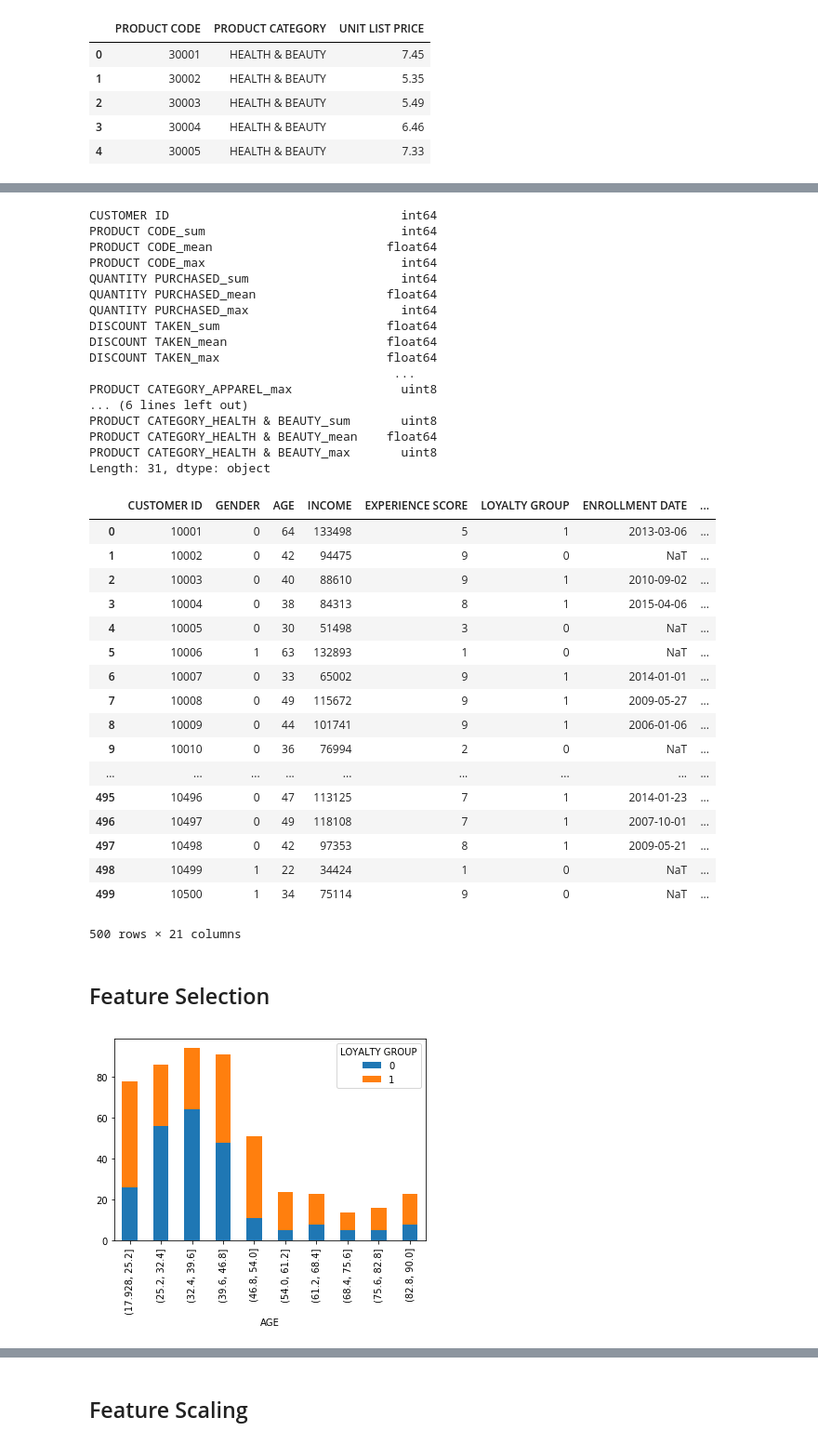
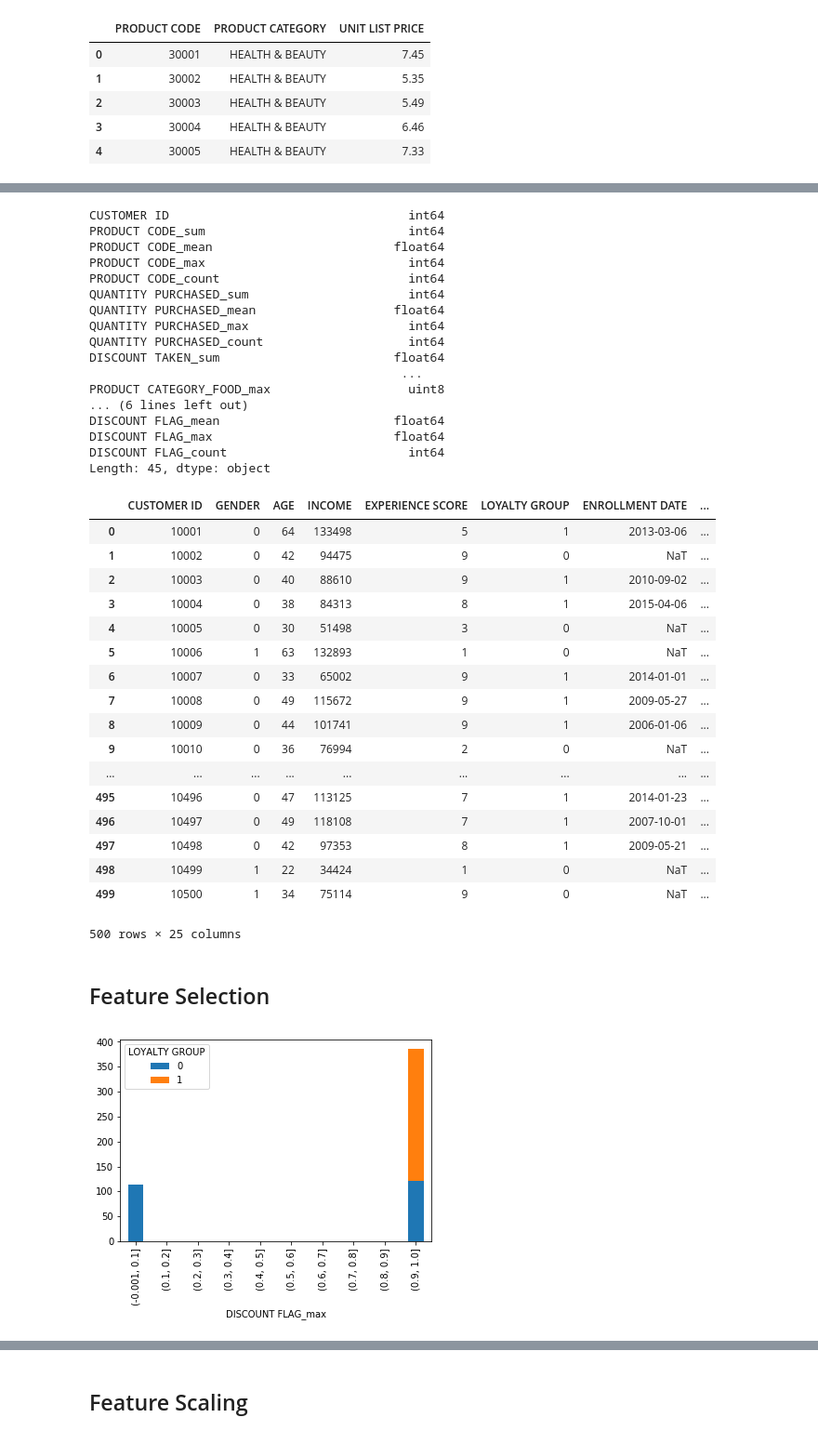
Before and after one commit to walidsi/data-science-bootcamp, a Jupyter notebook: Boot Camp Use Case.ipynb, the cells around one changed output, grey strips where cells are left out. Shown at 93% size. Cells and saved outputs as stored; diff of their text form; code cells hidden in the pictures.

```diff
--- a/Boot Camp Use Case.ipynb
+++ b/Boot Camp Use Case.ipynb
@@ -148,6 +148,11 @@ trans_df2.head()
 
 # Transform PRODUCT CATEGORY to flag
 trans_df2 = pd.get_dummies(trans_df2, columns = ['PRODUCT CATEGORY'])
+
+# Add DISCOUNT FLAG column
+trans_df2['DISCOUNT FLAG'] = trans_df2['DISCOUNT TAKEN']
+trans_df2.loc[trans_df2['DISCOUNT FLAG'] > 0, 'DISCOUNT FLAG'] = 1
+
 trans_df2
 
 # Aggregate on CUSTOMER ID
@@ -175,7 +180,7 @@ pd.set_option('display.width', 3000)
 pd.set_option('display.max.columns', 500)
 pd.set_option('display.max.rows', 20)
 
-grouped = trans_df2.groupby(['CUSTOMER ID']).agg(['sum', 'mean', 'max'])
+grouped = trans_df2.groupby(['CUSTOMER ID']).agg(['sum', 'mean', 'max', 'count'])
 grouped = grouped.reset_index()
 type(grouped.columns)
 grouped.columns = grouped.columns.map('_'.join)
@@ -183,32 +188,35 @@ grouped.columns.values[0] = 'CUSTOMER ID'
 
 grouped.dtypes
 # %% [output]
-CUSTOMER ID                                int64
-PRODUCT CODE_sum                           int64
-PRODUCT CODE_mean                        float64
-PRODUCT CODE_max                           int64
-QUANTITY PURCHASED_sum                     int64
-QUANTITY PURCHASED_mean                  float64
-QUANTITY PURCHASED_max                     int64
-DISCOUNT TAKEN_sum                       float64
-DISCOUNT TAKEN_mean                      float64
-DISCOUNT TAKEN_max                       float64
-                                          ...
-PRODUCT CATEGORY_APPAREL_max               uint8
+CUSTOMER ID                                 int64
+PRODUCT CODE_sum                            int64
+PRODUCT CODE_mean                         float64
+PRODUCT CODE_max                            int64
+PRODUCT CODE_count                          int64
+QUANTITY PURCHASED_sum                      int64
+QUANTITY PURCHASED_mean                   float64
+QUANTITY PURCHASED_max                      int64
+QUANTITY PURCHASED_count                    int64
+DISCOUNT TAKEN_sum                        float64
+                                           ...
+PRODUCT CATEGORY_FOOD_max                   uint8
 ... (6 lines left out)
-PRODUCT CATEGORY_HEALTH & BEAUTY_sum       uint8
-PRODUCT CATEGORY_HEALTH & BEAUTY_mean    float64
-PRODUCT CATEGORY_HEALTH & BEAUTY_max       uint8
-Length: 31, dtype: object
+DISCOUNT FLAG_mean                        float64
+DISCOUNT FLAG_max                         float64
+DISCOUNT FLAG_count                         int64
+Length: 45, dtype: object
 # %%
 cust_df2 = cust_df.merge(grouped, on = 'CUSTOMER ID', how='inner')
 
-columns_to_keep = ['CUSTOMER ID', 'GENDER' , 'AGE', 'INCOME', 'EXPERIENCE SCORE', 'LOYALTY GROUP', 'ENROLLMENT DATE', 'HOUSEHOLD SIZE', 'MARITAL STATUS_Divorced', 'MARITAL STATUS_Married', 'MARITAL STATUS_Single', 'MARITAL STATUS_Widow/Widower', 'QUANTITY PURCHASED_sum', 'QUANTITY PURCHASED_mean', 'DISCOUNT TAKEN_max', 'TRANSACTION TOTAL_sum', 'TRANSACTION TOTAL_mean', 'PRODUCT CATEGORY_APPAREL_max', 'PRODUCT CATEGORY_ELECTRONICS_max', 'PRODUCT CATEGORY_FOOD_max', 'PRODUCT CATEGORY_HEALTH & BEAUTY_max']
+columns_to_keep = ['CUSTOMER ID', 'GENDER' , 'AGE', 'INCOME', 'EXPERIENCE SCORE', 'LOYALTY GROUP', 'ENROLLMENT DATE', 'HOUSEHOLD SIZE',
+                   'MARITAL STATUS_Divorced', 'MARITAL STATUS_Married', 'MARITAL STATUS_Single', 'MARITAL STATUS_Widow/Widower',
+                   'QUANTITY PURCHASED_sum', 'QUANTITY PURCHASED_mean',
+                   'DISCOUNT TAKEN_max', 'DISCOUNT TAKEN_mean',
+                   'DISCOUNT FLAG_max', 'DISCOUNT FLAG_sum',
+                   'TRANSACTION TOTAL_sum', 'TRANSACTION TOTAL_mean', 'TRANSACTION TOTAL_count',
+                   'PRODUCT CATEGORY_APPAREL_max', 'PRODUCT CATEGORY_ELECTRONICS_max', 'PRODUCT CATEGORY_FOOD_max', 'PRODUCT CATEGORY_HEALTH & BEAUTY_max']
 
 cust_df2 = cust_df2[columns_to_keep]
-
-cust_df2.loc[cust_df2['DISCOUNT TAKEN_max'] > 0, 'DISCOUNT TAKEN_max'] = 1
-
 cust_df2
 # %% [output]
 |  | CUSTOMER ID | GENDER | AGE | INCOME | EXPERIENCE SCORE | LOYALTY GROUP | ENROLLMENT DATE | ... |
@@ -228,18 +236,18 @@ cust_df2
 | 497 | 10498 | 0 | 42 | 97353 | 8 | 1 | 2009-05-21 | ... |
 | 498 | 10499 | 1 | 22 | 34424 | 1 | 0 | NaT | ... |
 | 499 | 10500 | 1 | 34 | 75114 | 9 | 0 | NaT | ... |
-500 rows × 21 columns
+500 rows × 25 columns
 # %% [markdown]
 ## Feature Selection
 # %%
 import matplotlib.pyplot as plt
 %matplotlib inline
-bins = pd.cut(cust_df2['AGE'], bins = 10)
+bins = pd.cut(cust_df2['DISCOUNT FLAG_max'], bins = 10)
 tab = pd.crosstab(bins, cust_df2['LOYALTY GROUP'],margins=True)
 tab = tab.drop('All',axis=1)
 tab = tab.drop('All',axis=0)
 tab.plot(kind='bar', stacked = True)
 plt.show()
 # %% [output]
-[figure, old version]
+[figure, new version]
 # %%
```
Also changed, not shown: parts of 5 cells of this notebook.
